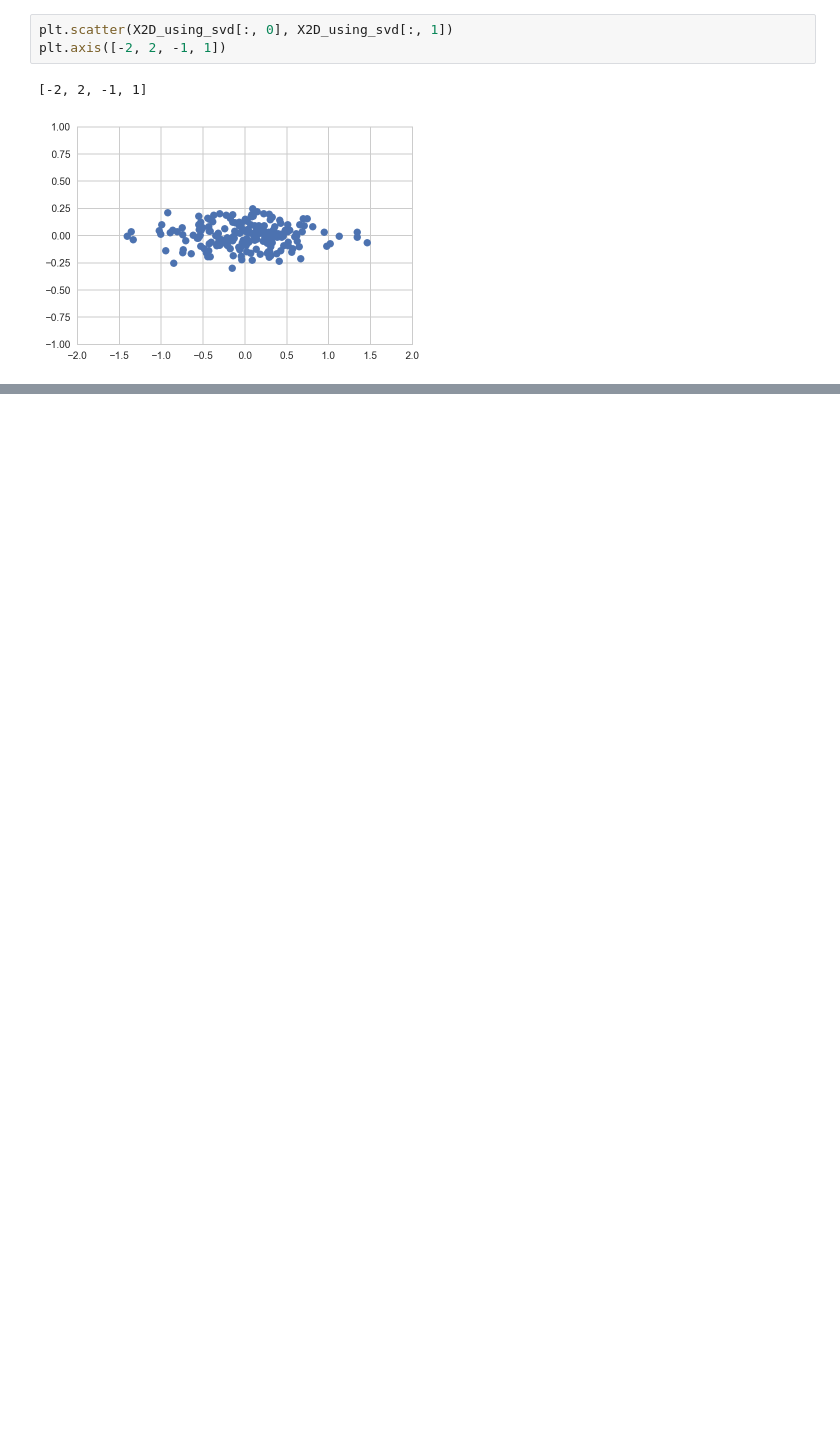
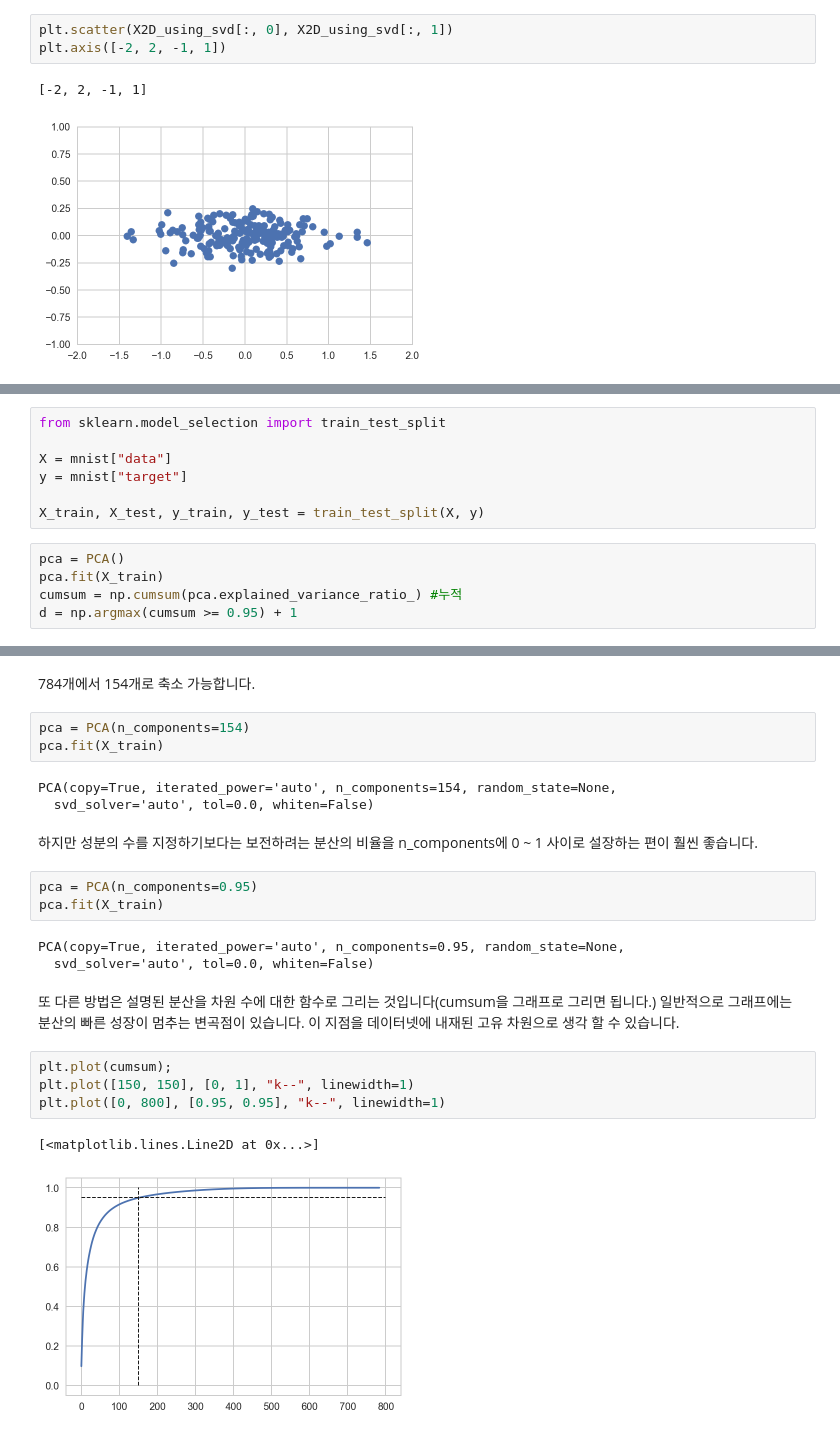
Before and after one commit to dooyeoung/hands_on_machine_learning, a Jupyter notebook: part8 차원축소.ipynb, the cells around one changed output, grey strips where cells are left out. Cells and saved outputs as stored; diff of their text form; blank space fills up the shorter version.

```diff
--- a/part8 차원축소.ipynb
+++ b/part8 차원축소.ipynb
@@ -280,0 +316,12 @@ plt.axis([-2, 2, -1, 1])
+# %%
+from sklearn.model_selection import train_test_split
+
+X = mnist["data"]
+y = mnist["target"]
+
+X_train, X_test, y_train, y_test = train_test_split(X, y)
+# %%
+pca = PCA()
+pca.fit(X_train)
+cumsum = np.cumsum(pca.explained_variance_ratio_) #누적
+d = np.argmax(cumsum >= 0.95) + 1
@@ -280,0 +332,26 @@ plt.axis([-2, 2, -1, 1])
+# %% [markdown]
+784개에서 154개로 축소 가능합니다.
+# %%
+pca = PCA(n_components=154)
+pca.fit(X_train)
+# %% [output]
+PCA(copy=True, iterated_power='auto', n_components=154, random_state=None,
+  svd_solver='auto', tol=0.0, whiten=False)
+# %% [markdown]
+하지만 성분의 수를 지정하기보다는 보전하려는 분산의 비율을 n_components에 0 ~ 1 사이로 설장하는 편이 훨씬 좋습니다.
+# %%
+pca = PCA(n_components=0.95)
+pca.fit(X_train)
+# %% [output]
+PCA(copy=True, iterated_power='auto', n_components=0.95, random_state=None,
+  svd_solver='auto', tol=0.0, whiten=False)
+# %% [markdown]
+또 다른 방법은 설명된 분산을 차원 수에 대한 함수로 그리는 것입니다(cumsum을 그래프로 그리면 됩니다.) 일반적으로 그래프에는 분산의 빠른 성장이 멈추는 변곡점이 있습니다.
+이 지점을 데이터넷에 내재된 고유 차원으로 생각 할 수 있습니다.
+# %%
+plt.plot(cumsum);
+plt.plot([150, 150], [0, 1], "k--", linewidth=1)
+plt.plot([0, 800], [0.95, 0.95], "k--", linewidth=1)
+# %% [output]
+[<matplotlib.lines.Line2D at 0x...>]
+[figure, added]
```
Also changed, not shown: parts of 79 cells of this notebook, 1 other file.
